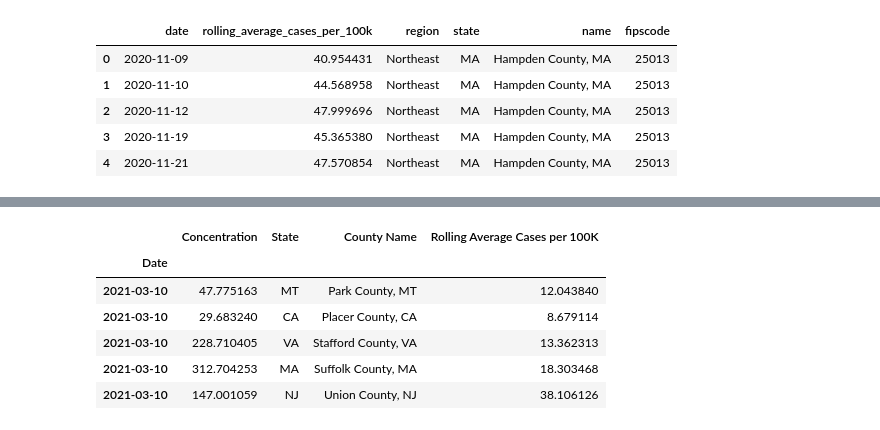
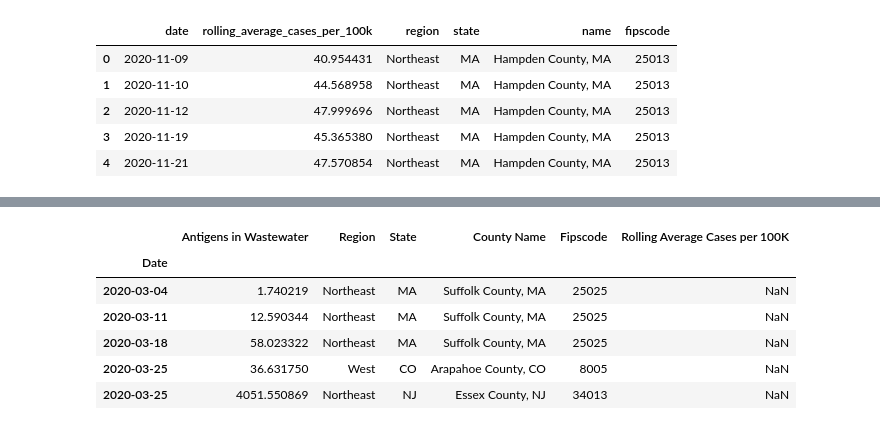
Before and after one commit to hsi-eredman/project_1, a Jupyter notebook: main.ipynb, the cells around one changed output, grey strips where cells are left out. Saved outputs shown, nothing was run; the diff lists cells and outputs as text; code cells hidden in the pictures.

```diff
--- a/main.ipynb
+++ b/main.ipynb
@@ -164,15 +114,19 @@ display(df_cases_county.head())
-# %%
-df_county = pd.merge(df_wastewater_county, df_cases_county, on=['Date', 'County Name', 'State'])
-#df_region = pd.merge(df_wastewater_region, df_cases_region, on=['Date', 'Region'])
-
-df_county = df_county.set_index('Date')
-
-df_county = df_county.loc['2020-03-11':'2021-03-11']
-# %% [output]
-|  | Concentration | State | County Name | Rolling Average Cases per 100K |
-| Date |  |  |  |  |
-| 2021-03-10 | 47.775163 | MT | Park County, MT | 12.043840 |
-| 2021-03-10 | 29.683240 | CA | Placer County, CA | 8.679114 |
-| 2021-03-10 | 228.710405 | VA | Stafford County, VA | 13.362313 |
-| 2021-03-10 | 312.704253 | MA | Suffolk County, MA | 18.303468 |
-| 2021-03-10 | 147.001059 | NJ | Union County, NJ | 38.106126 |
+# %%
+# Combine the two dataframes and set the index to the date.
+df_county = pd.concat([df_wastewater_county, df_cases_county], axis='rows', ignore_index=True)
+
+df_county = df_county.set_index('Date')
+
+# Left in if we want to slice by a specific time frame.
+#df_county = df_county.sort_index().loc['2020-03-11' : '2021-03-11', :]
+
+# Display the new dataframe
+display(df_county.head())
+# %% [output]
+|  | Antigens in Wastewater | Region | State | County Name | Fipscode | Rolling Average Cases per 100K |
+| Date |  |  |  |  |  |  |
+| 2020-03-04 | 1.740219 | Northeast | MA | Suffolk County, MA | 25025 | NaN |
+| 2020-03-11 | 12.590344 | Northeast | MA | Suffolk County, MA | 25025 | NaN |
+| 2020-03-18 | 58.023322 | Northeast | MA | Suffolk County, MA | 25025 | NaN |
+| 2020-03-25 | 36.631750 | West | CO | Arapahoe County, CO | 8005 | NaN |
+| 2020-03-25 | 4051.550869 | Northeast | NJ | Essex County, NJ | 34013 | NaN |
```
Also changed, not shown: parts of 6 cells of this notebook.
